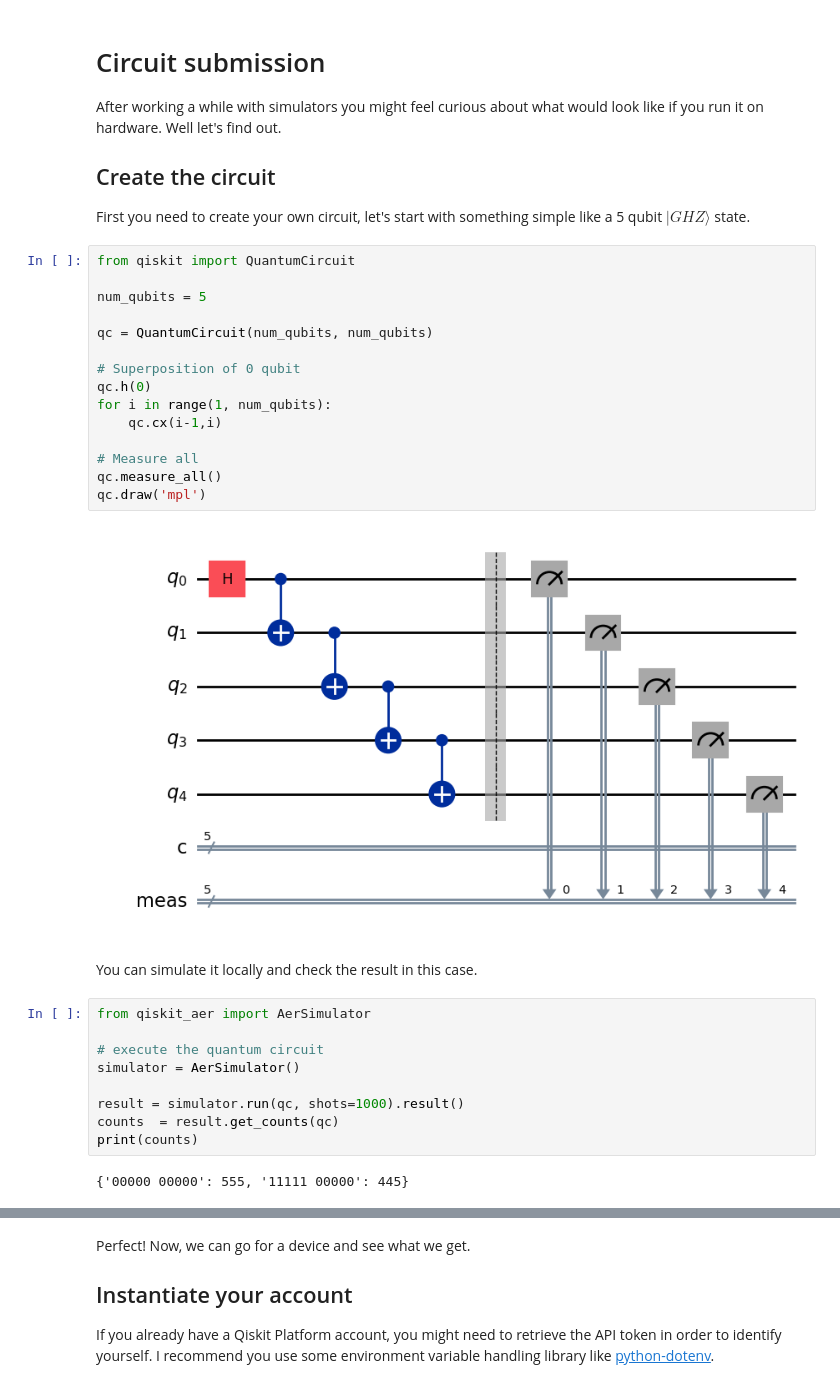
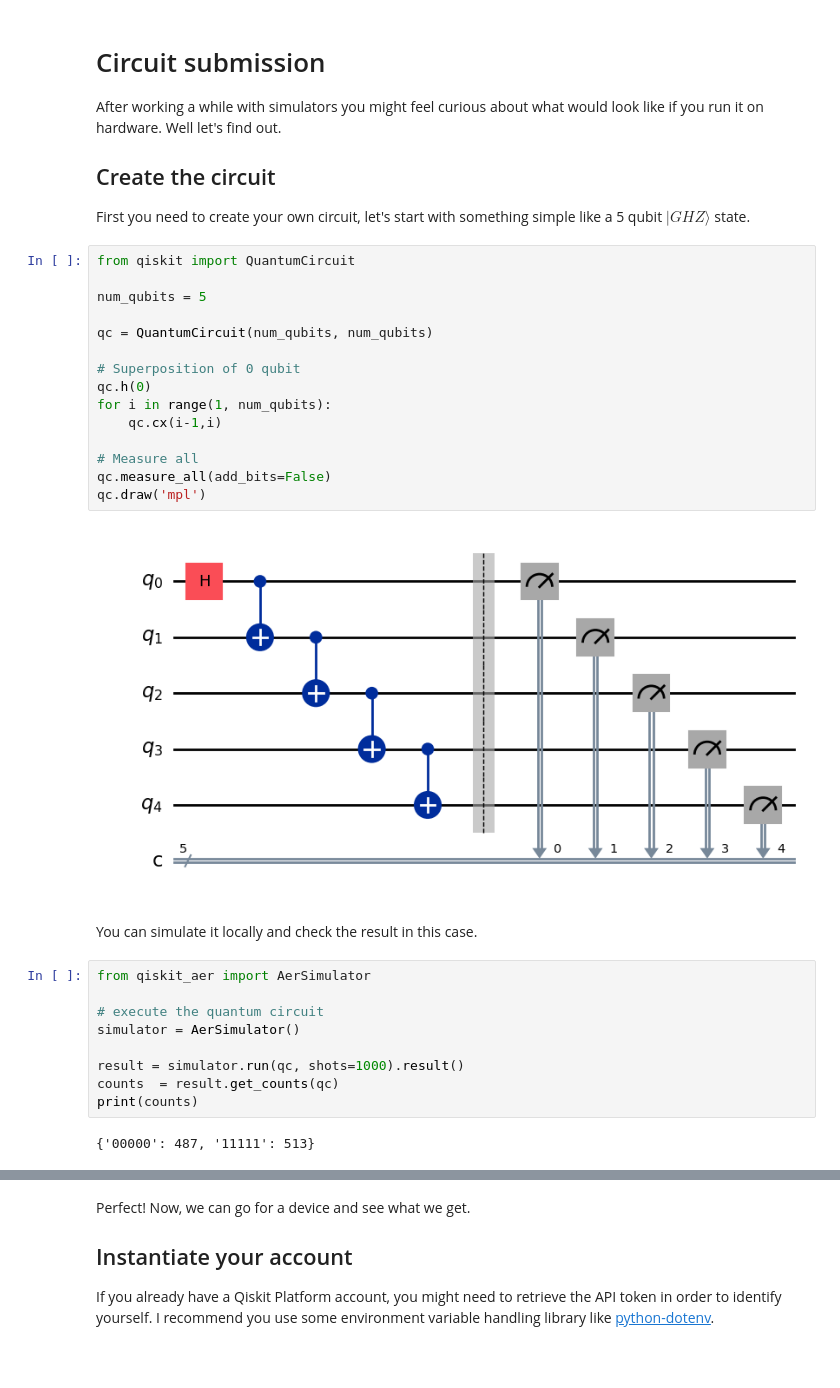
Before and after one commit to IraitzM/qc-handbook, a Jupyter notebook: parts/appendix/submit_circuit.ipynb, the cells around one changed output, grey strips where cells are left out. Saved outputs shown, nothing was run; the diff lists cells and outputs as text; blank space fills up the shorter version.

```diff
--- a/parts/appendix/submit_circuit.ipynb
+++ b/parts/appendix/submit_circuit.ipynb
@@ -9,20 +9,20 @@ First you need to create your own circuit, let's start with something simple lik
 # %%
 from qiskit import QuantumCircuit
 
 num_qubits = 5
 
 qc = QuantumCircuit(num_qubits, num_qubits)
 
 # Superposition of 0 qubit
 qc.h(0)
 for i in range(1, num_qubits):
     qc.cx(i-1,i)
 
 # Measure all
-qc.measure_all()
+qc.measure_all(add_bits=False)
 qc.draw('mpl')
 # %% [output]
-[figure, old version]
+[figure, new version]
 # %% [markdown]
 You can simulate it locally and check the result in this case.
 # %%
@@ -35,7 +35,7 @@ result = simulator.run(qc, shots=1000).result()
 counts  = result.get_counts(qc)
 print(counts)
 # %% [output]
-{'00000 00000': 555, '11111 00000': 445}
+{'00000': 487, '11111': 513}
 # %%
 from qiskit.visualization import plot_histogram
 
```
Also changed, not shown: parts of 1 cell of this notebook.
